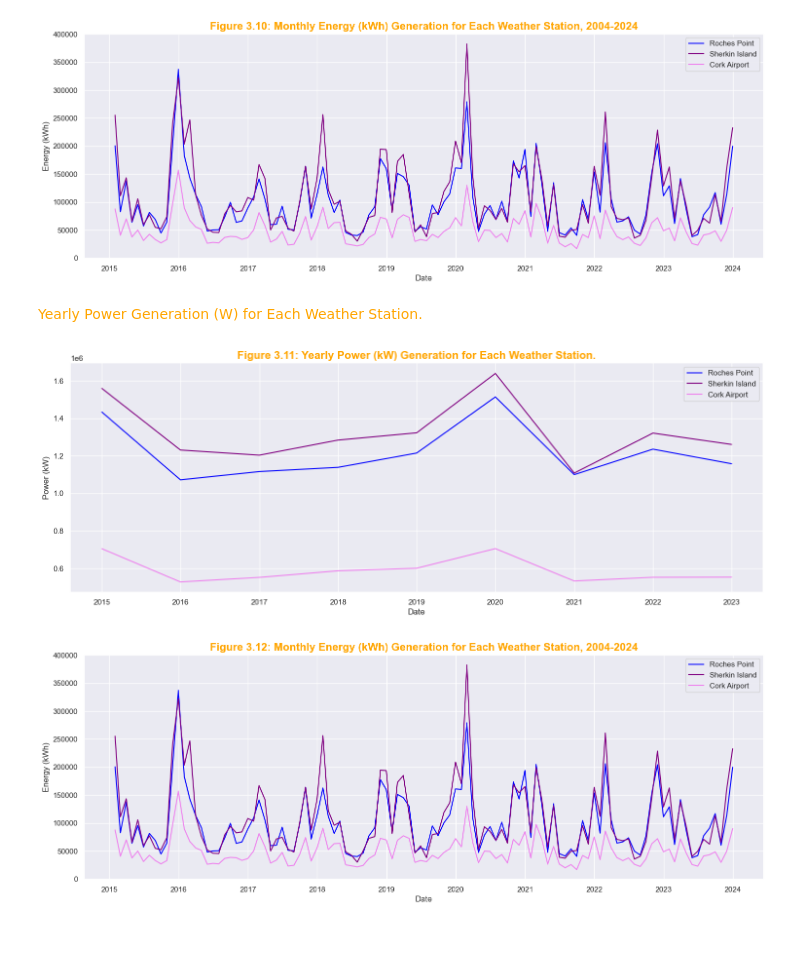
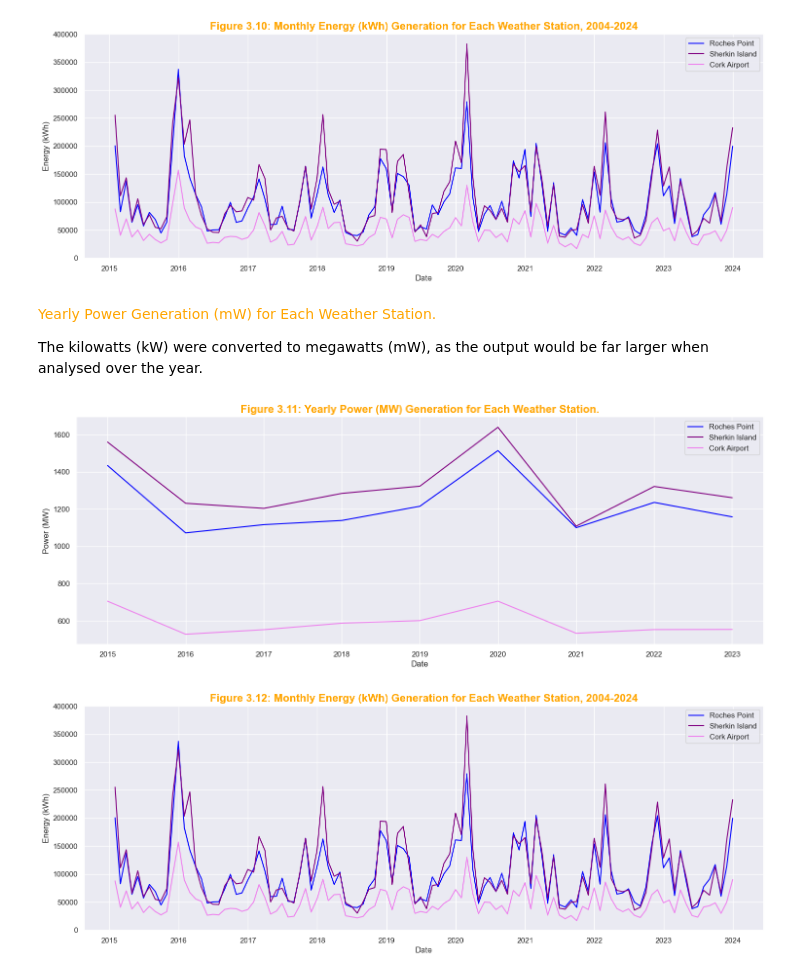
Before and after one commit to Laura6826/PFDA-project, a Jupyter notebook: wind_project.ipynb, the cells around one changed output. Saved outputs shown, nothing was run; the diff lists cells and outputs as text; code cells hidden in the pictures; blank space fills up the shorter version.

```diff
--- a/wind_project.ipynb
+++ b/wind_project.ipynb
@@ -1072,32 +1072,42 @@ plt.show()
 # %% [output]
 [figure]
 # %% [markdown]
-<span style="color:orange"> Yearly Power Generation (W) for Each Weather Station. <span>
+<span style="color:orange"> Yearly Power Generation (mW) for Each Weather Station. <span>
+
+The kilowatts (kW) were converted to megawatts (mW), as the output would be far larger when analysed over the year.
 # %%
+import pandas as pd
+import matplotlib.pyplot as plt
+
 # Calculate total power generated each year
 dfrp_yearly_power = dfrp.groupby(dfrp['date'].dt.to_period('Y'))['power'].sum().reset_index()
 dfs_yearly_power = dfs.groupby(dfs['date'].dt.to_period('Y'))['power'].sum().reset_index()
 dfca_yearly_power = dfca.groupby(dfca['date'].dt.to_period('Y'))['power'].sum().reset_index()
 
 # Convert period to datetime for plotting
 dfrp_yearly_power['date'] = dfrp_yearly_power['date'].dt.to_timestamp()
 dfs_yearly_power['date'] = dfs_yearly_power['date'].dt.to_timestamp()
 dfca_yearly_power['date'] = dfca_yearly_power['date'].dt.to_timestamp()
 
+# Convert kW to MW
+dfrp_yearly_power['power'] = dfrp_yearly_power['power'] / 1000
+dfs_yearly_power['power'] = dfs_yearly_power['power'] / 1000
+dfca_yearly_power['power'] = dfca_yearly_power['power'] / 1000
+
 # Plotting the power generated each year for all three DataFrames
 fig, ax = plt.subplots(figsize=(18, 6))
 ax.plot(dfrp_yearly_power['date'], dfrp_yearly_power['power'], label='Roches Point', color='blue')
 ax.plot(dfs_yearly_power['date'], dfs_yearly_power['power'], label='Sherkin Island', color='purple')
 ax.plot(dfca_yearly_power['date'], dfca_yearly_power['power'], label='Cork Airport', color='violet')
 ax.set_xlabel('Date')
-ax.set_ylabel('Power (kW)')
-ax.set_title('Figure 3.11: Yearly Power (kW) Generation for Each Weather Station.', fontsize=16, fontweight='bold', color='orange')
+ax.set_ylabel('Power (MW)')
+ax.set_title('Figure 3.11: Yearly Power (MW) Generation for Each Weather Station.', fontsize=16, fontweight='bold', color='orange')
 ax.legend()
 ax.grid(True)
-plt.savefig('images/figure3.11.yearly_power_generation.png')
+plt.savefig('images/figure3.11.yearly_power_generation_mw.png')
 plt.show()
 # %% [output]
-[figure, old version]
+[figure, new version]
 # %%
 # Calculate energy generated per month (in watt-hours), for comparable years for all weather stations
 dfrp['energy'] = dfrp['power'] * 1  # Power is already in watts, so multiply by 1 hour
```
Also changed, not shown: parts of 7 cells of this notebook.
